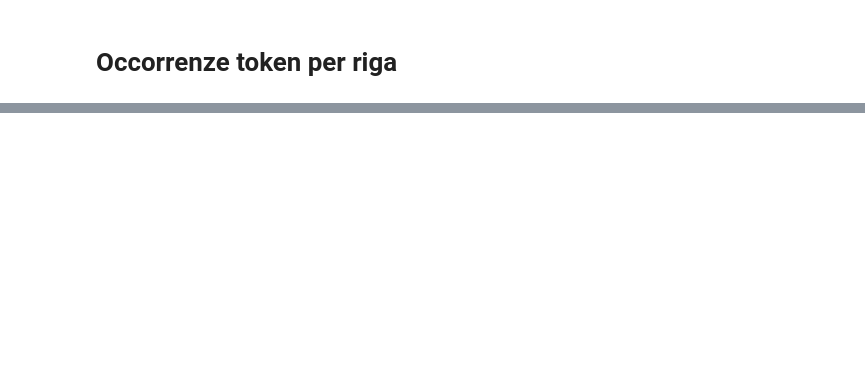
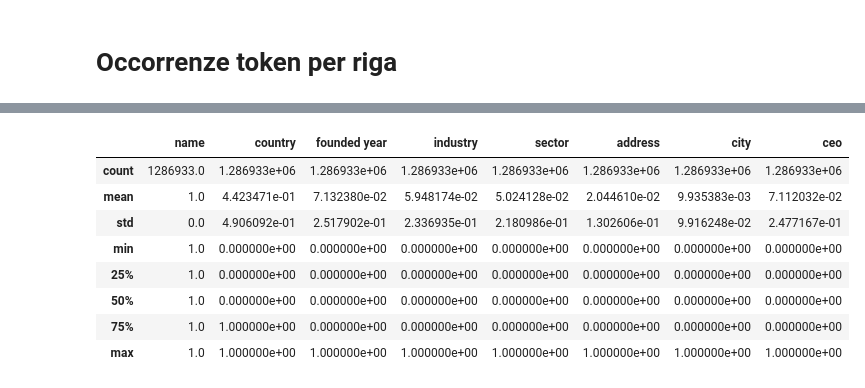
Before and after one commit to DDDavides/IDD_HW8, a Jupyter notebook: python_script/schema_matching/record_linkage.ipynb, the cells around one changed output, grey strips where cells are left out. Saved outputs shown, nothing was run; the diff lists cells and outputs as text; code cells hidden in the pictures; blank space fills up the shorter version.

```diff
--- a/python_script/schema_matching/record_linkage.ipynb
+++ b/python_script/schema_matching/record_linkage.ipynb
@@ -53,0 +94,12 @@ ValueError: Grouper for '<class 'pandas.core.frame.DataFrame'>' not 1-dimensiona
+# %%
+features.describe()
+# %% [output]
+|  | name | country | founded year | industry | sector | address | city | ceo |
+| count | 1286933.0 | 1.286933e+06 | 1.286933e+06 | 1.286933e+06 | 1.286933e+06 | 1.286933e+06 | 1.286933e+06 | 1.286933e+06 |
+| mean | 1.0 | 4.423471e-01 | 7.132380e-02 | 5.948174e-02 | 5.024128e-02 | 2.044610e-02 | 9.935383e-03 | 7.112032e-02 |
+| std | 0.0 | 4.906092e-01 | 2.517902e-01 | 2.336935e-01 | 2.180986e-01 | 1.302606e-01 | 9.916248e-02 | 2.477167e-01 |
+| min | 1.0 | 0.000000e+00 | 0.000000e+00 | 0.000000e+00 | 0.000000e+00 | 0.000000e+00 | 0.000000e+00 | 0.000000e+00 |
+| 25% | 1.0 | 0.000000e+00 | 0.000000e+00 | 0.000000e+00 | 0.000000e+00 | 0.000000e+00 | 0.000000e+00 | 0.000000e+00 |
+| 50% | 1.0 | 0.000000e+00 | 0.000000e+00 | 0.000000e+00 | 0.000000e+00 | 0.000000e+00 | 0.000000e+00 | 0.000000e+00 |
+| 75% | 1.0 | 1.000000e+00 | 0.000000e+00 | 0.000000e+00 | 0.000000e+00 | 0.000000e+00 | 0.000000e+00 | 0.000000e+00 |
+| max | 1.0 | 1.000000e+00 | 1.000000e+00 | 1.000000e+00 | 1.000000e+00 | 1.000000e+00 | 1.000000e+00 | 1.000000e+00 |
```
Also changed, not shown: parts of 17 cells of this notebook, 16 other files.
